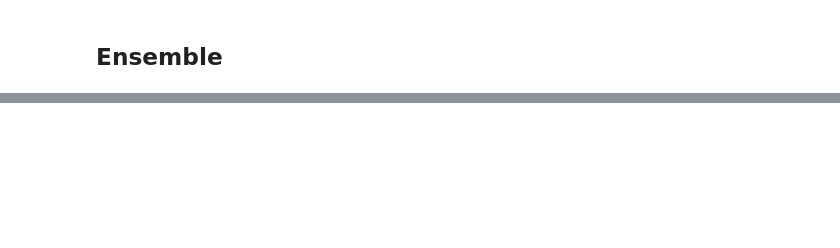
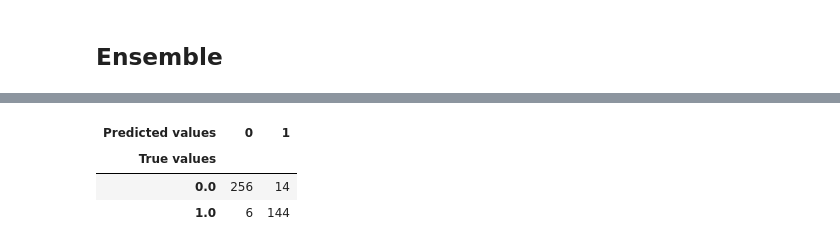
Before and after one commit to TeresaCoimbra/si, a Jupyter notebook: scripts/eval3.ipynb, the cells around one changed output, grey strips where cells are left out. Saved outputs shown, nothing was run; the diff lists cells and outputs as text; code cells hidden in the pictures; blank space fills up the shorter version.

Commit message:
confusion matrix

```diff
--- a/scripts/eval3.ipynb
+++ b/scripts/eval3.ipynb
@@ -85,0 +86,9 @@ cv.toDataframe()
+# %%
+from si.util.metrics import ConfusionMatrix
+cm = ConfusionMatrix(cv.true_Y, cv.pred_Y)
+cm.toDataframe()
+# %% [output]
+| Predicted values | 0 | 1 |
+| True values |  |  |
+| 0.0 | 256 | 14 |
+| 1.0 | 6 | 144 |
```
Also changed, not shown: parts of 4 cells of this notebook, 2 other files.
